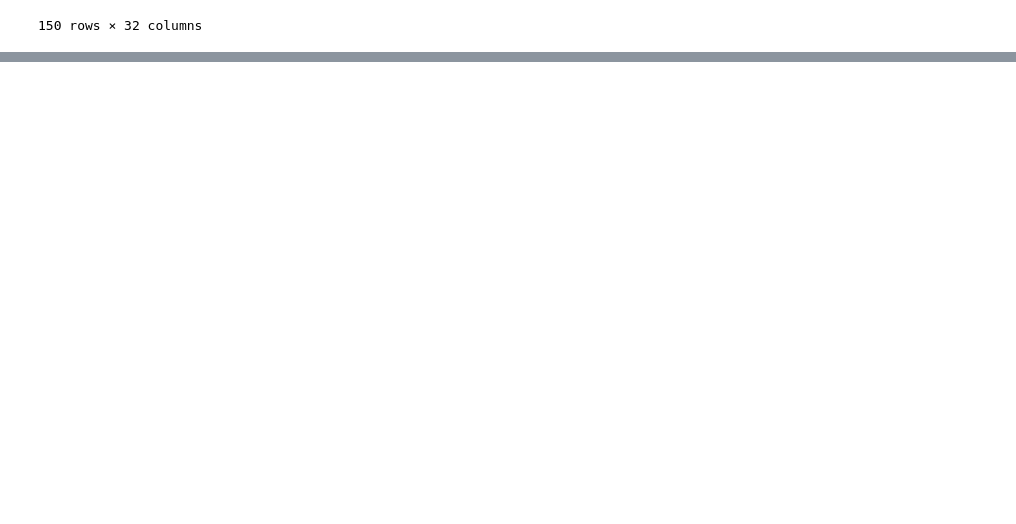
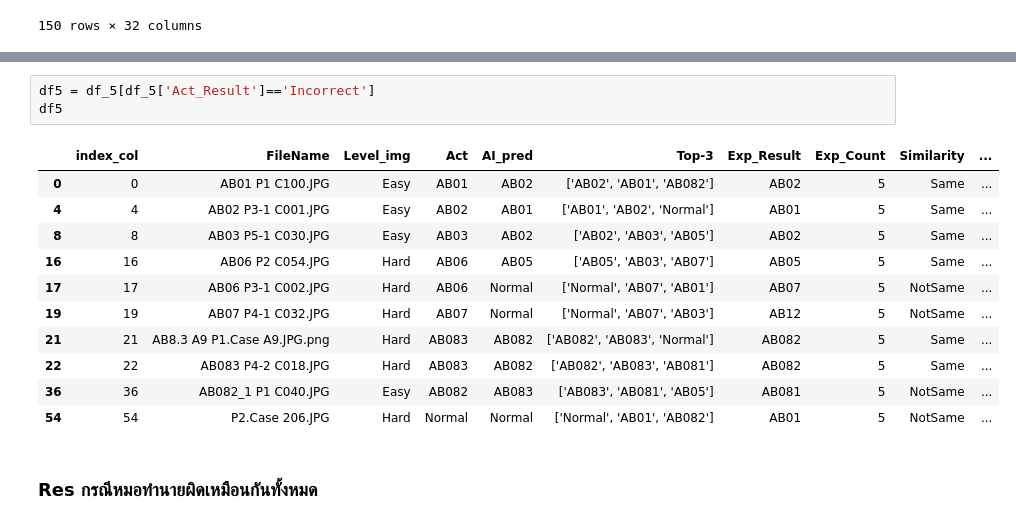
Before and after one commit to Peckkie/Experiment_Evaluation_CCA, a Jupyter notebook: Checking_Result_ExpRadio_Wrong.ipynb, the cells around one changed output, grey strips where cells are left out. Drawn from its saved outputs; the diff is of its cells as text; blank space fills up the shorter version.

```diff
--- a/Checking_Result_ExpRadio_Wrong.ipynb
+++ b/Checking_Result_ExpRadio_Wrong.ipynb
@@ -543,0 +521,17 @@ df_['Result_AI']  = a_
+# %%
+df5 = df_5[df_5['Act_Result']=='Incorrect']
+df5
+# %% [output]
+|  | index_col | FileName | Level_img | Act | AI_pred | Top-3 | Exp_Result | Exp_Count | Similarity | ... |
+| 0 | 0 | AB01 P1 C100.JPG | Easy | AB01 | AB02 | ['AB02', 'AB01', 'AB082'] | AB02 | 5 | Same | ... |
+| 4 | 4 | AB02 P3-1 C001.JPG | Easy | AB02 | AB01 | ['AB01', 'AB02', 'Normal'] | AB01 | 5 | Same | ... |
+| 8 | 8 | AB03 P5-1 C030.JPG | Easy | AB03 | AB02 | ['AB02', 'AB03', 'AB05'] | AB02 | 5 | Same | ... |
+| 16 | 16 | AB06 P2 C054.JPG | Hard | AB06 | AB05 | ['AB05', 'AB03', 'AB07'] | AB05 | 5 | Same | ... |
+| 17 | 17 | AB06 P3-1 C002.JPG | Hard | AB06 | Normal | ['Normal', 'AB07', 'AB01'] | AB07 | 5 | NotSame | ... |
+| 19 | 19 | AB07 P4-1 C032.JPG | Hard | AB07 | Normal | ['Normal', 'AB07', 'AB03'] | AB12 | 5 | NotSame | ... |
+| 21 | 21 | AB8.3 A9 P1.Case A9.JPG.png | Hard | AB083 | AB082 | ['AB082', 'AB083', 'Normal'] | AB082 | 5 | Same | ... |
+| 22 | 22 | AB083 P4-2 C018.JPG | Hard | AB083 | AB082 | ['AB082', 'AB083', 'AB081'] | AB082 | 5 | Same | ... |
+| 36 | 36 | AB082_1 P1 C040.JPG | Easy | AB082 | AB083 | ['AB083', 'AB081', 'AB05'] | AB081 | 5 | NotSame | ... |
+| 54 | 54 | P2.Case 206.JPG | Hard | Normal | Normal | ['Normal', 'AB01', 'AB082'] | AB01 | 5 | NotSame | ... |
+# %% [markdown]
+### Res  กรณีหมอทำนายผิดเหมือนกันทั้งหมด
```
Also changed, not shown: parts of 16 cells of this notebook.
